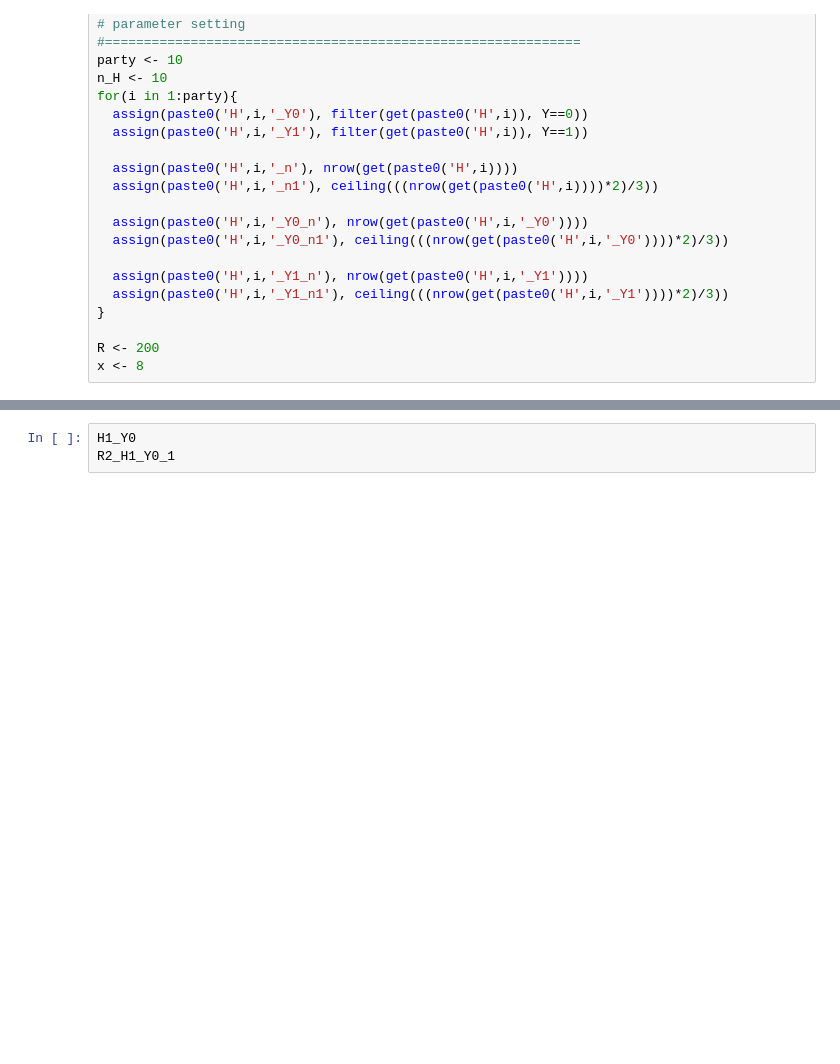
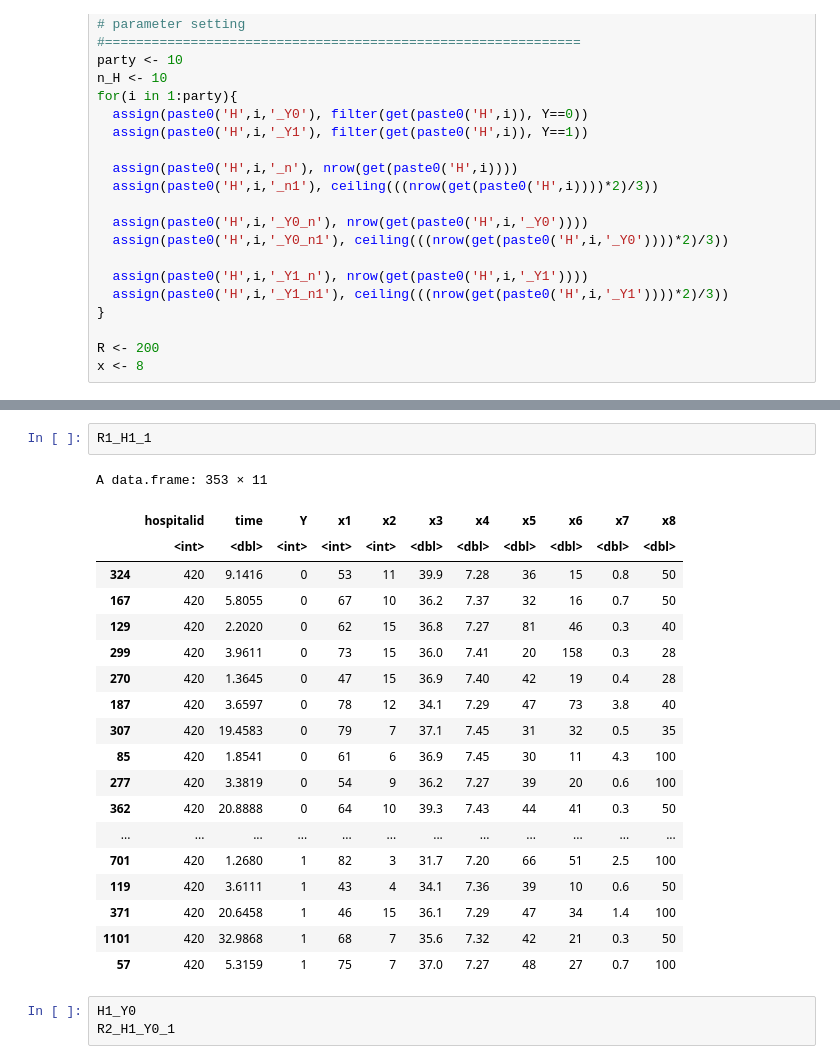
Before and after one commit to gememy85/wicox, a Jupyter notebook: cox_eICU_loss_v3_parameter_VARwt_200904.ipynb, the cells around one changed output, grey strips where cells are left out. Cells and saved outputs as stored; diff of their text form; blank space fills up the shorter version.

```diff
--- a/cox_eICU_loss_v3_parameter_VARwt_200904.ipynb
+++ b/cox_eICU_loss_v3_parameter_VARwt_200904.ipynb
@@ -127,3 +139,25 @@ for(H in 1:party){
+# %%
+R1_H1_1
+# %% [output]
+A data.frame: 353 × 11
+|  | hospitalid | time | Y | x1 | x2 | x3 | x4 | x5 | x6 | x7 | x8 |
+|  | <int> | <dbl> | <int> | <int> | <int> | <dbl> | <dbl> | <dbl> | <dbl> | <dbl> | <dbl> |
+| 324 | 420 | 9.1416 | 0 | 53 | 11 | 39.9 | 7.28 | 36 | 15 | 0.8 | 50 |
+| 167 | 420 | 5.8055 | 0 | 67 | 10 | 36.2 | 7.37 | 32 | 16 | 0.7 | 50 |
+| 129 | 420 | 2.2020 | 0 | 62 | 15 | 36.8 | 7.27 | 81 | 46 | 0.3 | 40 |
+| 299 | 420 | 3.9611 | 0 | 73 | 15 | 36.0 | 7.41 | 20 | 158 | 0.3 | 28 |
+| 270 | 420 | 1.3645 | 0 | 47 | 15 | 36.9 | 7.40 | 42 | 19 | 0.4 | 28 |
+| 187 | 420 | 3.6597 | 0 | 78 | 12 | 34.1 | 7.29 | 47 | 73 | 3.8 | 40 |
+| 307 | 420 | 19.4583 | 0 | 79 | 7 | 37.1 | 7.45 | 31 | 32 | 0.5 | 35 |
+| 85 | 420 | 1.8541 | 0 | 61 | 6 | 36.9 | 7.45 | 30 | 11 | 4.3 | 100 |
+| 277 | 420 | 3.3819 | 0 | 54 | 9 | 36.2 | 7.27 | 39 | 20 | 0.6 | 100 |
+| 362 | 420 | 20.8888 | 0 | 64 | 10 | 39.3 | 7.43 | 44 | 41 | 0.3 | 50 |
+| ... | ... | ... | ... | ... | ... | ... | ... | ... | ... | ... | ... |
+| 701 | 420 | 1.2680 | 1 | 82 | 3 | 31.7 | 7.20 | 66 | 51 | 2.5 | 100 |
+| 119 | 420 | 3.6111 | 1 | 43 | 4 | 34.1 | 7.36 | 39 | 10 | 0.6 | 50 |
+| 371 | 420 | 20.6458 | 1 | 46 | 15 | 36.1 | 7.29 | 47 | 34 | 1.4 | 100 |
+| 1101 | 420 | 32.9868 | 1 | 68 | 7 | 35.6 | 7.32 | 42 | 21 | 0.3 | 50 |
+| 57 | 420 | 5.3159 | 1 | 75 | 7 | 37.0 | 7.27 | 48 | 27 | 0.7 | 100 |
 # %%
 H1_Y0
 R2_H1_Y0_1
```
Also changed, not shown: parts of 16 cells of this notebook, 7 other files.
